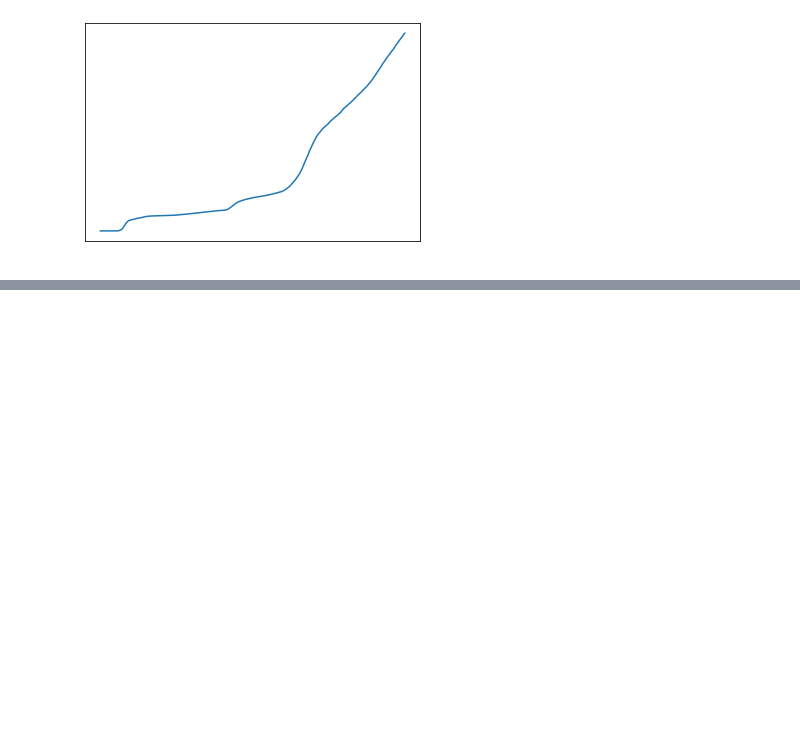
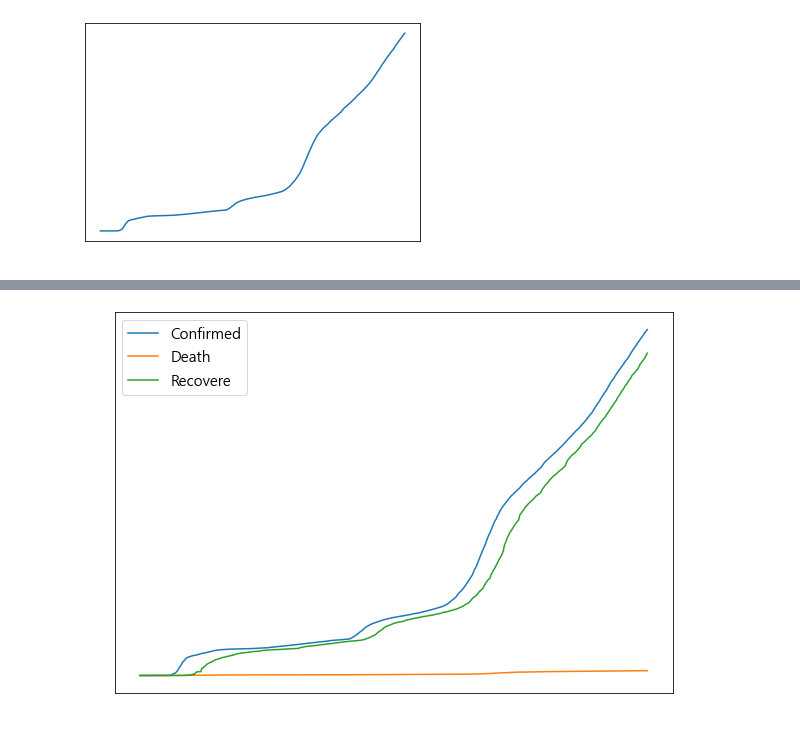
Before and after one commit to Lunawood/MachineLearning-Kaggle, a Jupyter notebook: 02. AnalysisCovid19.ipynb, the cells around one changed output, grey strips where cells are left out. Cells and saved outputs as stored; diff of their text form; code cells hidden in the pictures; blank space fills up the shorter version.

```diff
--- a/02. AnalysisCovid19.ipynb
+++ b/02. AnalysisCovid19.ipynb
@@ -55,0 +58,29 @@ plt.show()
+# %%
+# 누적 사망자 수 가져오기
+idx_korea = (deaths_df['Country/Region'] == 'Korea, South')
+deaths_korea_df = deaths_df[idx_korea]
+deaths_korea_np = np.array(deaths_korea_df)   # numpy 배열로 변환
+deaths_korea_np = deaths_korea_np[:, 4:]  # 2차원 배열 [행전체, 열 5번째부터]
+
+# 누적 회복자 수 가져오기
+idx_korea = (recovered_df['Country/Region'] == 'Korea, South')
+recovered_korea_df = recovered_df[idx_korea]
+recovered_korea_np = np.array(recovered_korea_df)   # numpy 배열로 변환
+recovered_korea_np = recovered_korea_np[:, 4:]  # 2차원 배열 [행전체, 열 5번째부터]
+
+plt.figure(figsize=(10, 7))
+plt.plot(confirmed_korea_np[0, :])
+plt.plot(deaths_korea_np[0, :])
+plt.plot(recovered_korea_np[0, :])
+
+label_x = confirmed_korea_df.columns.values[4:] # Data Frame에서 인덱스 가져오기 날짜
+
+sel_ids = range(0, len(label_x), 80)   # 눈금을 표시할 위치 선택 0~494, 80씩 증가
+plt.xticks(sel_ids, labels=label_x[sel_ids], fontsize=15)    # 눈금 표시
+plt.yticks(fontsize=15)
+plt.legend(['Confirmed', 'Death', 'Recovere'], fontsize=15)
+plt.ylabel("Population")
+plt.xlabel("Date")
+plt.show()
+# %% [output]
+[figure, added]
```
Also changed, not shown: parts of 1 cell of this notebook.
